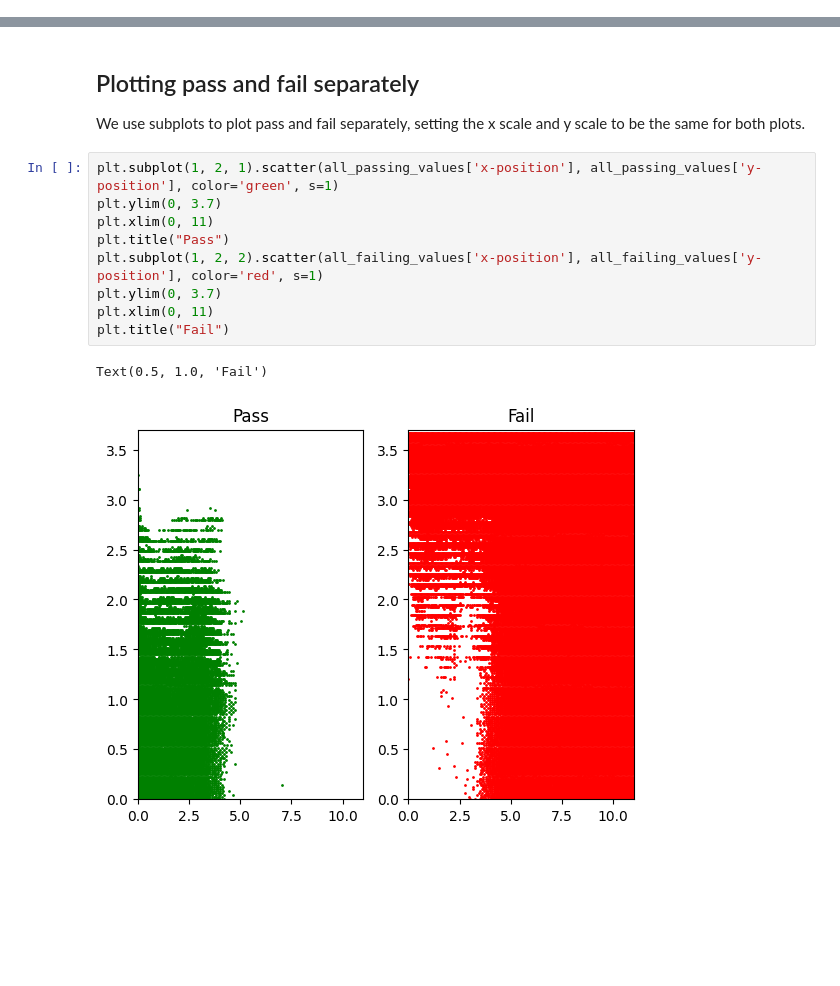
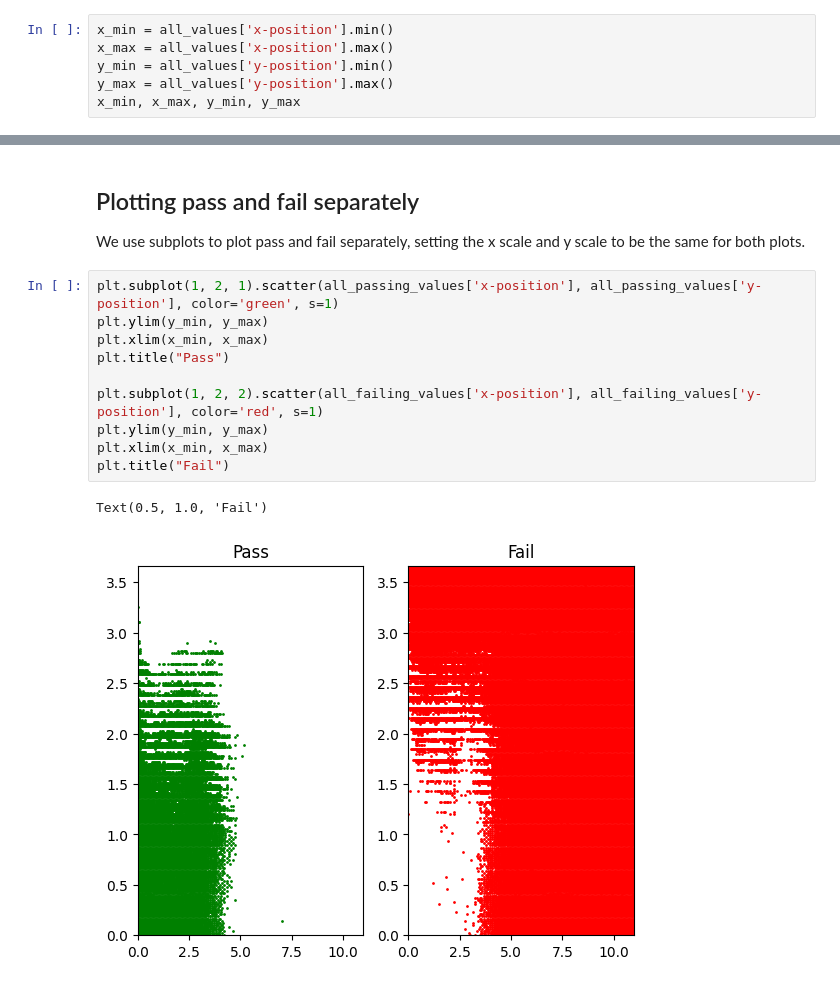
Before and after one commit to jstrickler/20260817dakick, a Jupyter notebook: NOTEBOOKS/paolo.ipynb, the cells around one changed output, grey strips where cells are left out. Saved outputs shown, nothing was run; the diff lists cells and outputs as text; blank space fills up the shorter version.

```diff
--- a/NOTEBOOKS/paolo.ipynb
+++ b/NOTEBOOKS/paolo.ipynb
@@ -165,0 +169,6 @@ len(all_failing_values)
+# %%
+x_min = all_values['x-position'].min()
+x_max = all_values['x-position'].max()
+y_min = all_values['y-position'].min()
+y_max = all_values['y-position'].max()
+x_min, x_max, y_min, y_max
@@ -180,13 +191,14 @@ plt.savefig("paolo.png")
 We use subplots to plot pass and fail separately, setting the x scale and y scale to be the same for both plots.
 # %%
 plt.subplot(1, 2, 1).scatter(all_passing_values['x-position'], all_passing_values['y-position'], color='green', s=1)
-plt.ylim(0, 3.7)
-plt.xlim(0, 11)
+plt.ylim(y_min, y_max)
+plt.xlim(x_min, x_max)
 plt.title("Pass")
+
 plt.subplot(1, 2, 2).scatter(all_failing_values['x-position'], all_failing_values['y-position'], color='red', s=1)
-plt.ylim(0, 3.7)
-plt.xlim(0, 11)
+plt.ylim(y_min, y_max)
+plt.xlim(x_min, x_max)
 plt.title("Fail")
 # %% [output]
 Text(0.5, 1.0, 'Fail')
-[figure, old version]
+[figure, new version]
```
Also changed, not shown: parts of 5 cells of this notebook.
